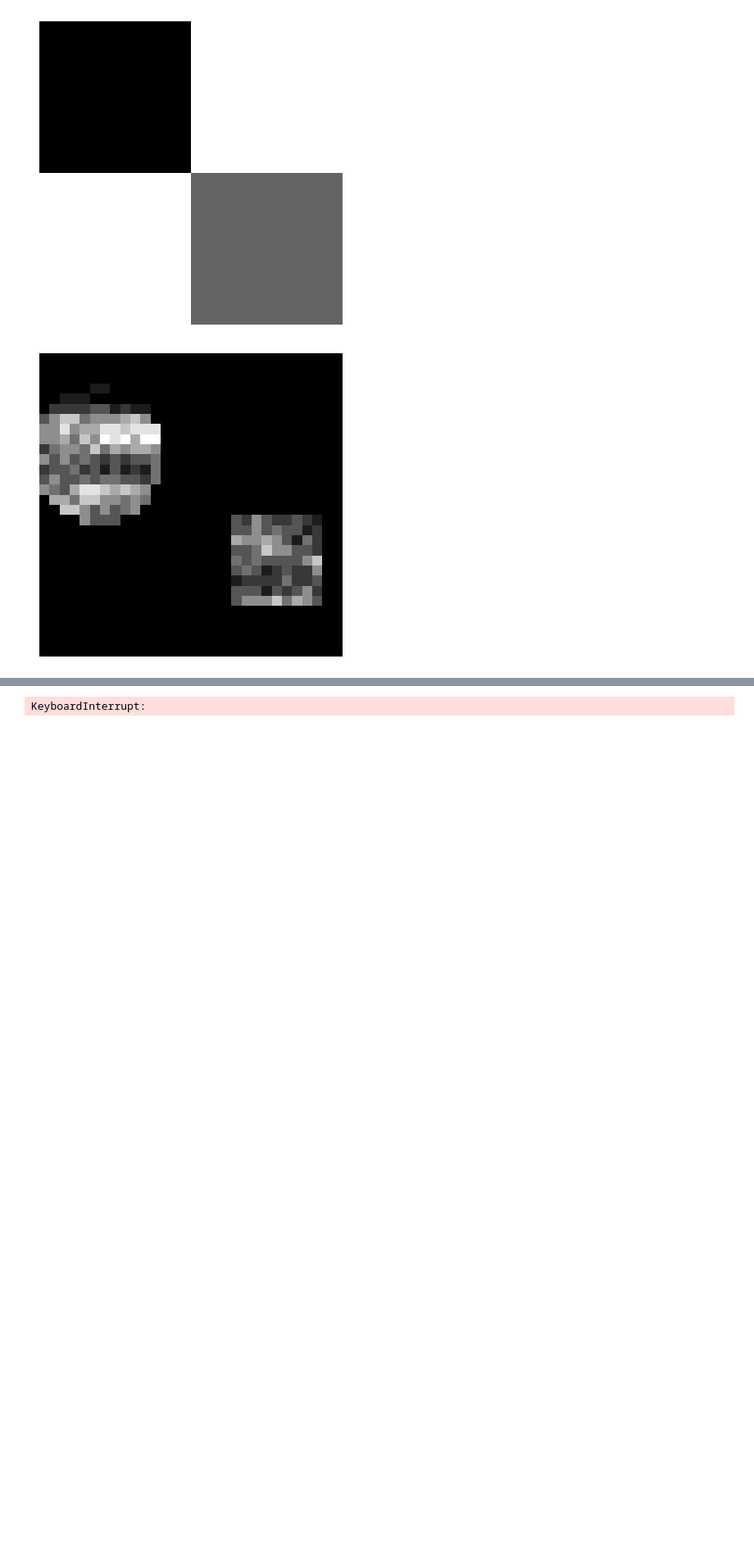
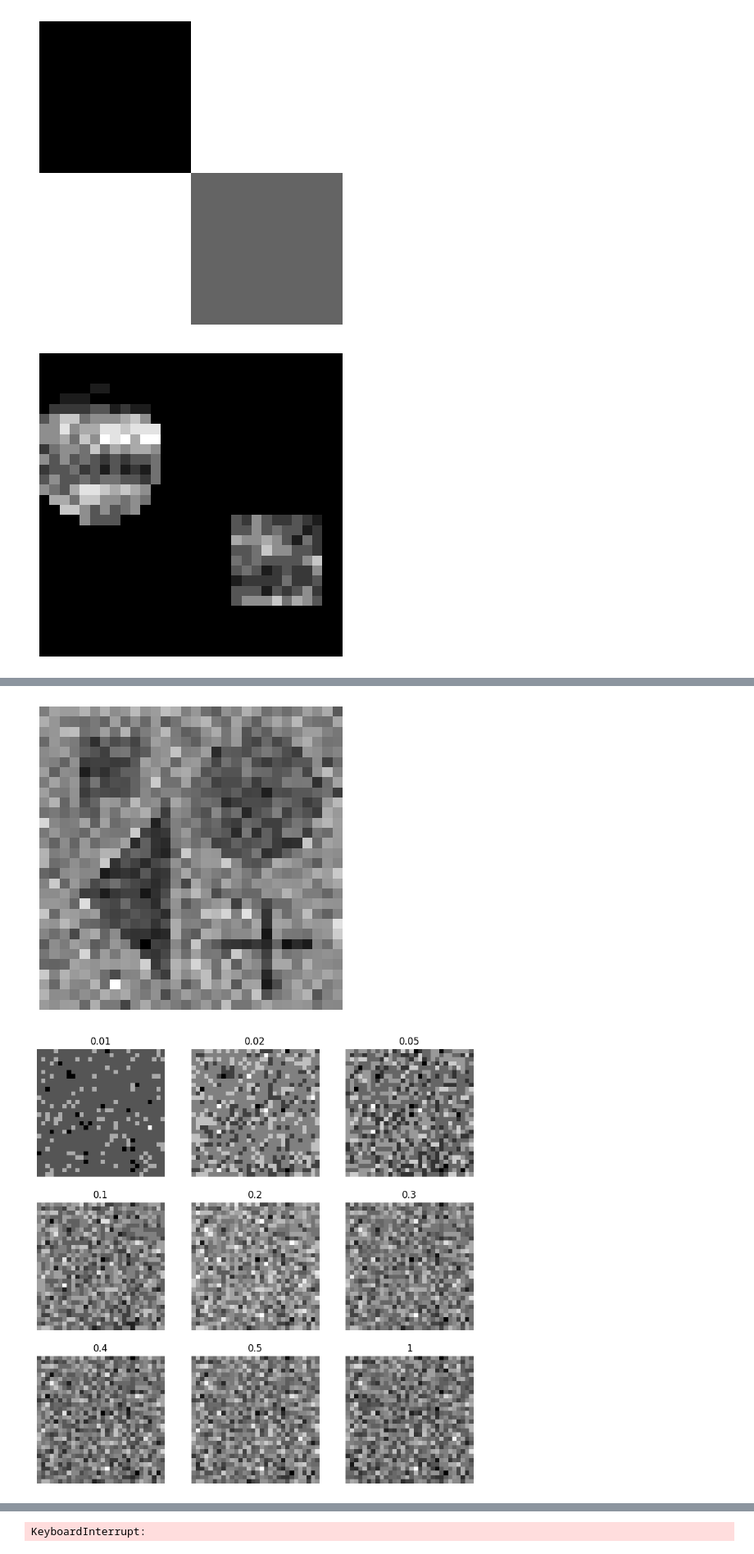
Before and after one commit to klailag/SupervisedTDAMethodForMALDI, a Jupyter notebook: Paper revision/simulation from r.ipynb, the cells around one changed output, grey strips where cells are left out. Shown: that part at 82% size. Saved outputs shown, nothing was run; the diff lists cells and outputs as text; code cells hidden in the pictures; blank space fills up the shorter version.

```diff
--- a/Paper revision/simulation from r.ipynb
+++ b/Paper revision/simulation from r.ipynb
@@ -313,0 +343,11 @@ maldi_image[row, col] = np.round(avg_value * 255).astype(np.uint8)
+# %%
+data = read_csv_data("data/data.csv")
+plot_image(create_maldi_image(data))
+#X0 = getPersistenceTransformation(data_X = pd.DataFrame(data), number_of_peaks = 50)
+#plot_image(create_maldi_image(X0))
+X = getPersistenceTransformation2(data_X = pd.DataFrame(data), listOfK = [0.01, 0.02, 0.05, 0.1, 0.2, 0.3, 0.4, 0.5, 1])
+labels = ['0.01', '0.02', '0.05', '0.1', '0.2', '0.3', '0.4', '0.5', '1']
+plot_images(X, labels)
+# %% [output]
+[figure, added]
+[figure, added]
```
Also changed, not shown: parts of 8 cells of this notebook, 12 other files.
